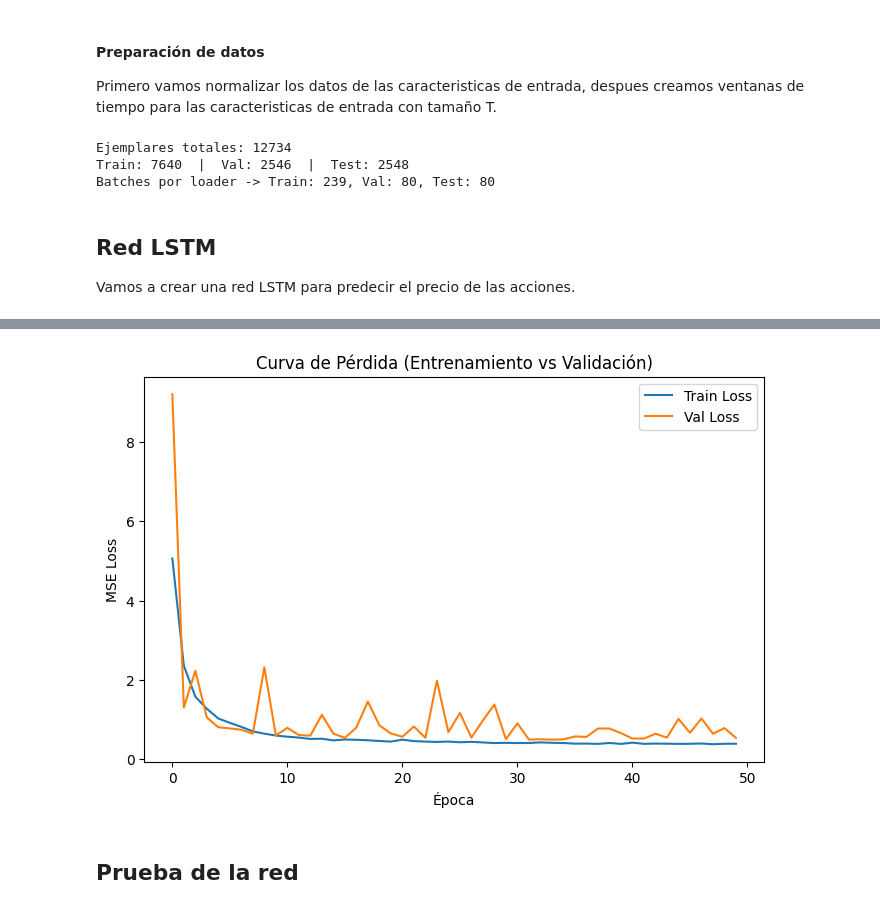
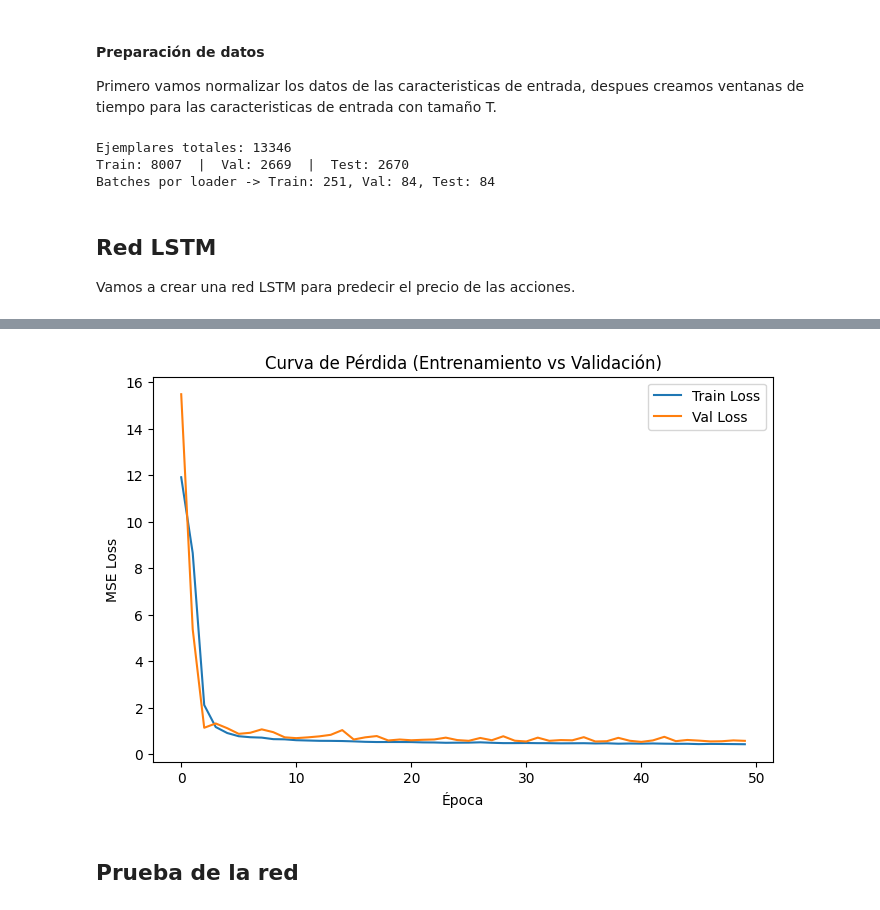
Before and after one commit to JAntonioBarrientos/proyecto-RN-JAntonioBarrientos, a Jupyter notebook: proyecto.ipynb, the cells around one changed output, grey strips where cells are left out. Saved outputs shown, nothing was run; the diff lists cells and outputs as text; code cells hidden in the pictures.

```diff
--- a/proyecto.ipynb
+++ b/proyecto.ipynb
@@ -37,16 +37,16 @@ Primero vamos a ponerlo en un dataframe de pandas.
 # %%
 import pandas as pd
 
-#Posibles rutas de acceso a los CSV
 
-#base_path = 'data/stock_market_data/forbes2000/csv/IP.csv'
+base_path = 'data/stock_market_data/forbes2000/csv/IP.csv'
+
+#Otras opciones de CSVs
+#base_path = 'data/stock_market_data/sp500/csv/VZ.csv'
+
+#base_path = 'data/stock_market_data/nyse/csv/X.csv'
 
 #base_path = 'data/stock_market_data/nyse/csv/BEN.csv'
 
-
-
-## Esta no
-base_path = 'data/stock_market_data/nasdaq/csv/TXN.csv'
 
 
 
@@ -155,9 +155,9 @@ print(f"Ejemplares totales: {N}")
 print(f"Train: {len(train_ds)}  |  Val: {len(val_ds)}  |  Test: {len(test_ds)}")
 print(f"Batches por loader -> Train: {len(train_loader)}, Val: {len(val_loader)}, Test: {len(test_loader)}")
 # %% [output]
-Ejemplares totales: 12734
-Train: 7640  |  Val: 2546  |  Test: 2548
-Batches por loader -> Train: 239, Val: 80, Test: 80
+Ejemplares totales: 13346
+Train: 8007  |  Val: 2669  |  Test: 2670
+Batches por loader -> Train: 251, Val: 84, Test: 84
 # %% [markdown]
 ## Red LSTM
 
@@ -216,8 +216,6 @@ torch.manual_seed(seed)
 if torch.cuda.is_available():
     torch.cuda.manual_seed(seed)
     torch.cuda.manual_seed_all(seed)
-    torch.backends.cudnn.deterministic = True
-    torch.backends.cudnn.benchmark = False
 
 
 # 1) Hiperparámetros
@@ -296,4 +294,4 @@ Epoch 50 — Train Loss: 0.3903 | Val Loss: 0.5383
-[figure, old version]
+[figure, new version]
 # %% [markdown]
 ## Prueba de la red
 # %%
```
Also changed, not shown: parts of 5 cells of this notebook, 5 other files.
